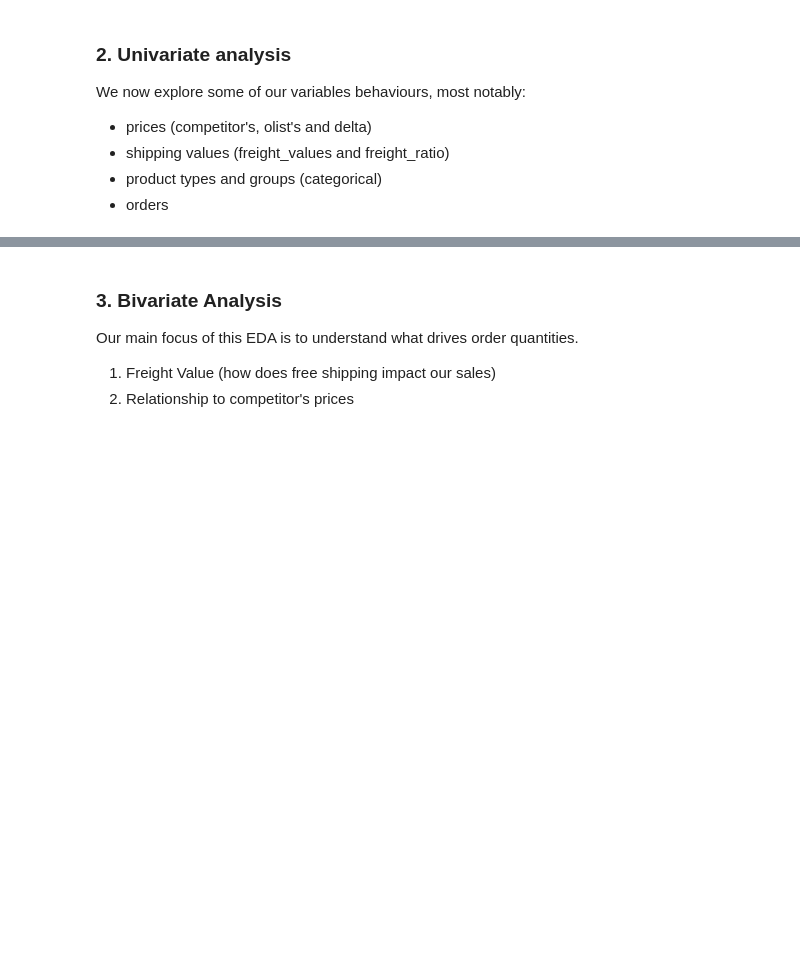
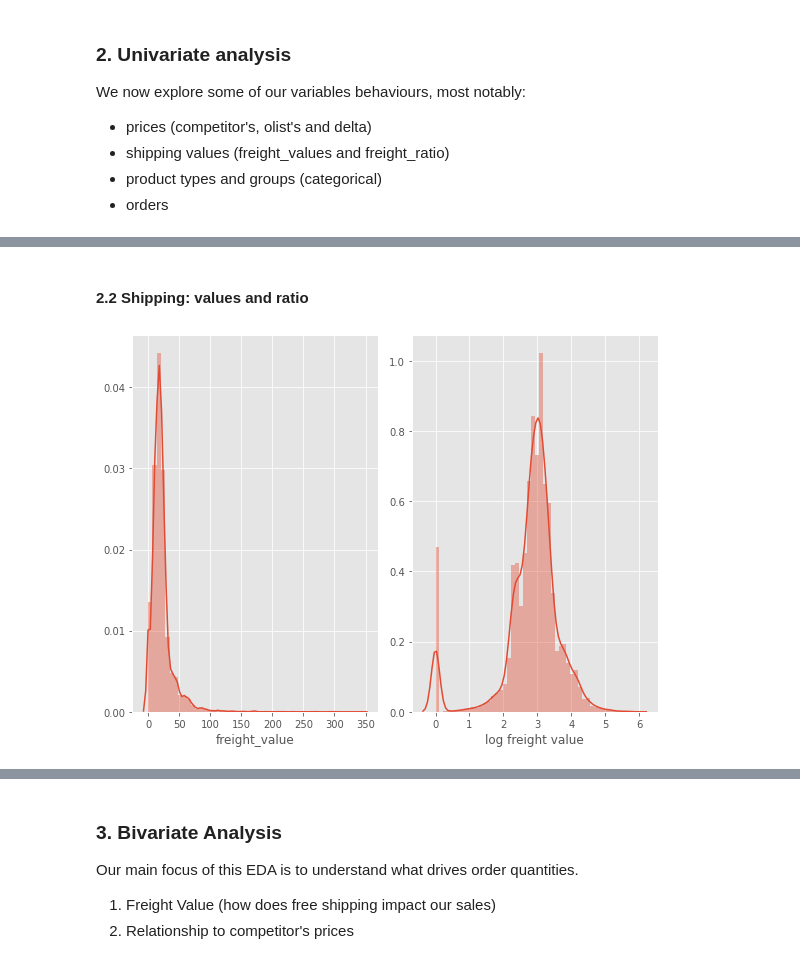
Before and after one commit to ds4a-team4/dynamic-pricing, a Jupyter notebook: EDA/EDA_timeseries.ipynb, the cells around one changed output, grey strips where cells are left out. Saved outputs shown, nothing was run; the diff lists cells and outputs as text; code cells hidden in the pictures; blank space fills up the shorter version.

```diff
--- a/EDA/EDA_timeseries.ipynb
+++ b/EDA/EDA_timeseries.ipynb
@@ -200,0 +209,13 @@ plt.show()
+# %% [markdown]
+#### 2.2 Shipping: values and ratio
+# %%
+fig, ax = plt.subplots(ncols=2, figsize=(8,6))
+
+sns.distplot(df.freight_value, ax=ax[0])
+
+sns.distplot(np.log(df.freight_value+1), ax=ax[1])
+ax[1].set_xlabel('log freight value')
+
+plt.tight_layout()
+# %% [output]
+[figure, added]
```
Also changed, not shown: parts of 45 cells of this notebook.
